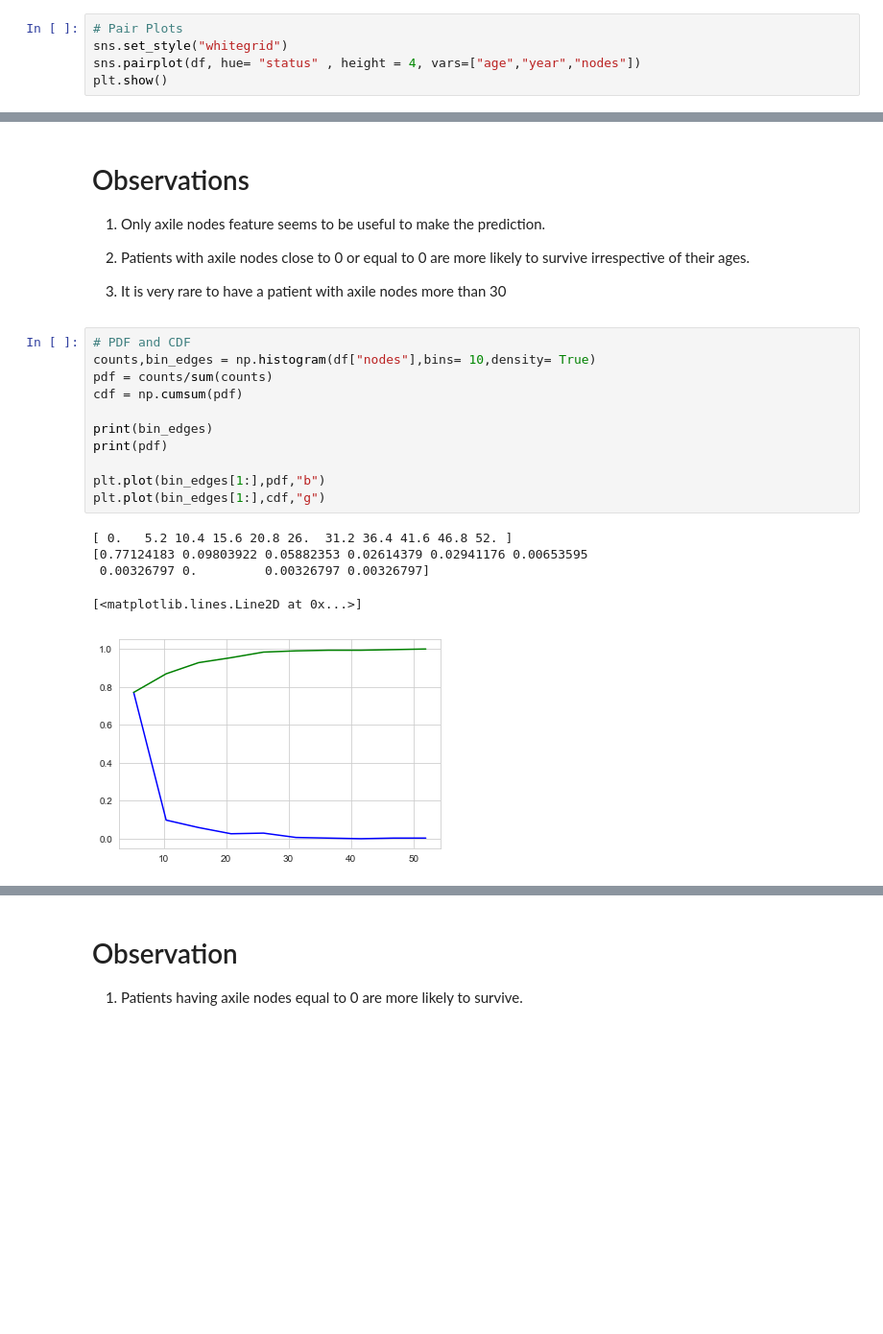
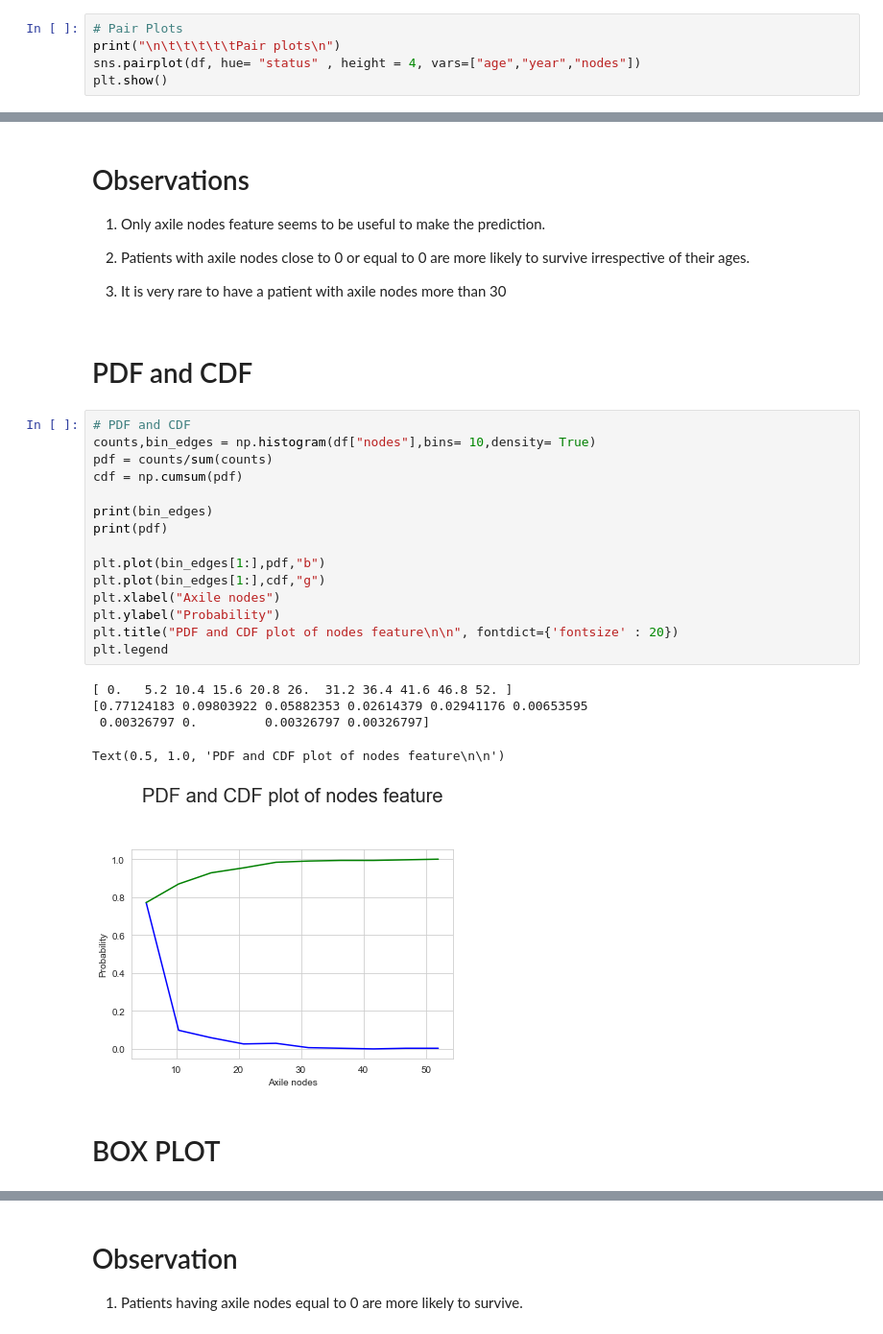
Before and after one commit to shu271295/Machine-Learning, a Jupyter notebook: Haberman_dataset_EDA.ipynb, the cells around one changed output, grey strips where cells are left out. Shown at 96% size. Cells and saved outputs as stored; diff of their text form; blank space fills up the shorter version.

```diff
--- a/Haberman_dataset_EDA.ipynb
+++ b/Haberman_dataset_EDA.ipynb
@@ -109,6 +127,6 @@ sns.FacetGrid(df, hue = "status", height = 4)\
 # %%
 # Pair Plots
-sns.set_style("whitegrid")
+print("\n\t\t\t\t\tPair plots\n")
 sns.pairplot(df, hue= "status" , height = 4, vars=["age","year","nodes"])
 plt.show()
 # %% [output]
@@ -121,22 +140,30 @@ plt.show()
 2) Patients with axile nodes close to 0 or equal to 0 are more likely to survive irrespective of their ages.
 
 3) It is very rare to have a patient with axile nodes more than 30
+# %% [markdown]
+# PDF and CDF
 # %%
 # PDF and CDF
 counts,bin_edges = np.histogram(df["nodes"],bins= 10,density= True)
 pdf = counts/sum(counts)
 cdf = np.cumsum(pdf)
 
 print(bin_edges)
 print(pdf)
 
 plt.plot(bin_edges[1:],pdf,"b")
 plt.plot(bin_edges[1:],cdf,"g")
+plt.xlabel("Axile nodes")
+plt.ylabel("Probability")
+plt.title("PDF and CDF plot of nodes feature\n\n", fontdict={'fontsize' : 20})
+plt.legend
 # %% [output]
 [ 0.   5.2 10.4 15.6 20.8 26.  31.2 36.4 41.6 46.8 52. ]
 [0.77124183 0.09803922 0.05882353 0.02614379 0.02941176 0.00653595
  0.00326797 0.         0.00326797 0.00326797]
-[<matplotlib.lines.Line2D at 0x...>]
+Text(0.5, 1.0, 'PDF and CDF plot of nodes feature\n\n')
-[figure, old version]
+[figure, new version]
+# %% [markdown]
+# BOX PLOT
 # %%
 sns.boxplot(data = df , x= "status" , y= "nodes" )
```
Also changed, not shown: parts of 10 cells of this notebook.
